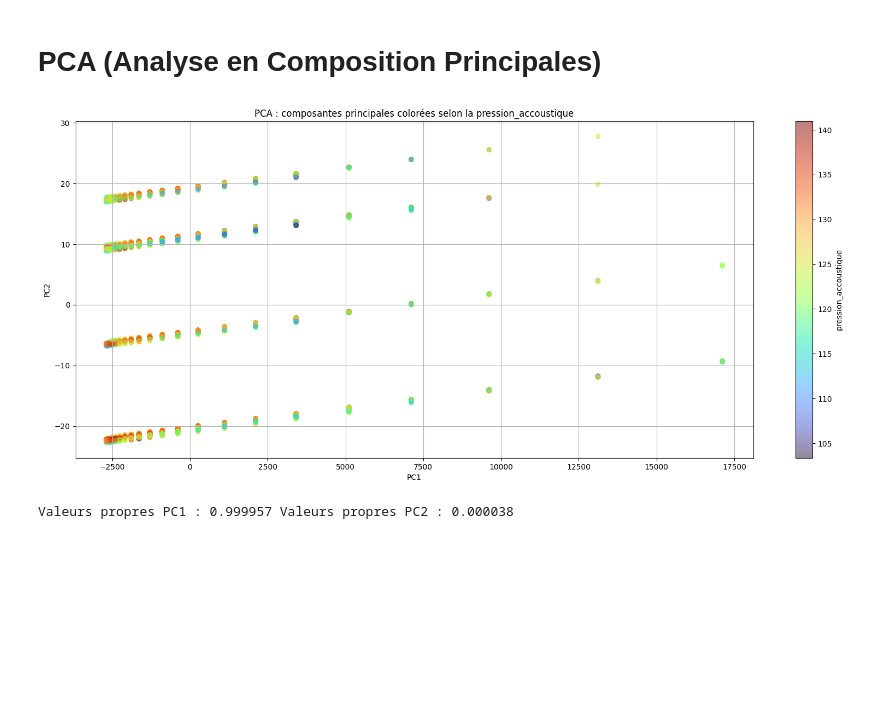
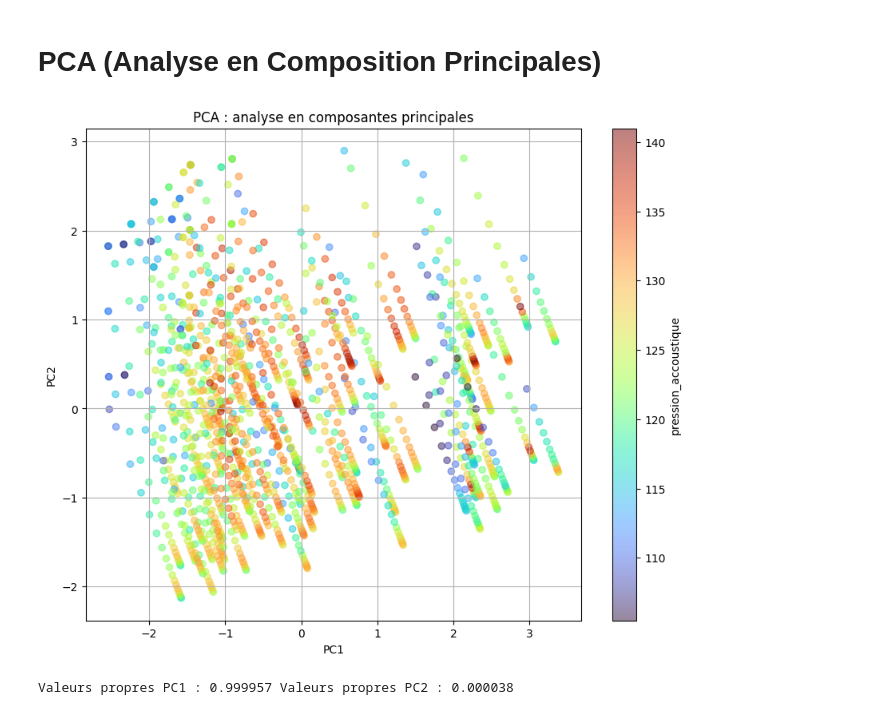
Before and after one commit to giuliana-fabrizio/Prediction_pression_accoustique, a Jupyter notebook: Projet_du_niveau_de_pression_acoustique.ipynb, the cells around one changed output. Cells and saved outputs as stored; diff of their text form; code cells hidden in the pictures; blank space fills up the shorter version.

```diff
--- a/Projet_du_niveau_de_pression_acoustique.ipynb
+++ b/Projet_du_niveau_de_pression_acoustique.ipynb
@@ -238,22 +178,22 @@ n_components = 2
 # %% [markdown]
 # **PCA (Analyse en Composition Principales)**
 # %%
-def pca(n_components, data, target):
-    pca = PCA(n_components = n_components)
-    principal_components = pca.fit_transform(data)
-    principal_df = pd.DataFrame(data=principal_components, columns=["PC1", "PC2"])
+def pca(n_components, data, variable, colorbar):
+    var_pca = PCA(n_components = n_components)
+    principal_components = var_pca.fit_transform(scaler.fit_transform(data))
+    principal_df = pd.DataFrame(data = principal_components, columns=["PC1", "PC2"])
 
-    plt.figure(figsize=(20, 8))
-    plt.scatter(principal_df["PC1"], principal_df["PC2"], c=target, cmap='turbo', alpha=0.5)
+    plt.figure(figsize=(10, 8))
+    plt.scatter(principal_df["PC1"], principal_df["PC2"], c = variable, cmap='turbo', alpha=0.5)
     plt.xlabel("PC1")
     plt.ylabel("PC2")
-    plt.title(f"PCA : composantes principales colorées selon la {target.name}")
-    plt.colorbar(label=f'{target.name}')
+    plt.title(f"PCA : analyse en composantes principales")
+    plt.colorbar(label = colorbar)
     plt.grid()
     plt.show()
 # %%
-pca(n_components, preprocessed_data, target)
+pca(n_components, preprocessed_data, target, target.name)
 # %% [output]
-[figure, old version]
+[figure, new version]
 # %%
 # Obtenir les valeurs propres
```
Also changed, not shown: parts of 42 cells of this notebook, 5 other files.
